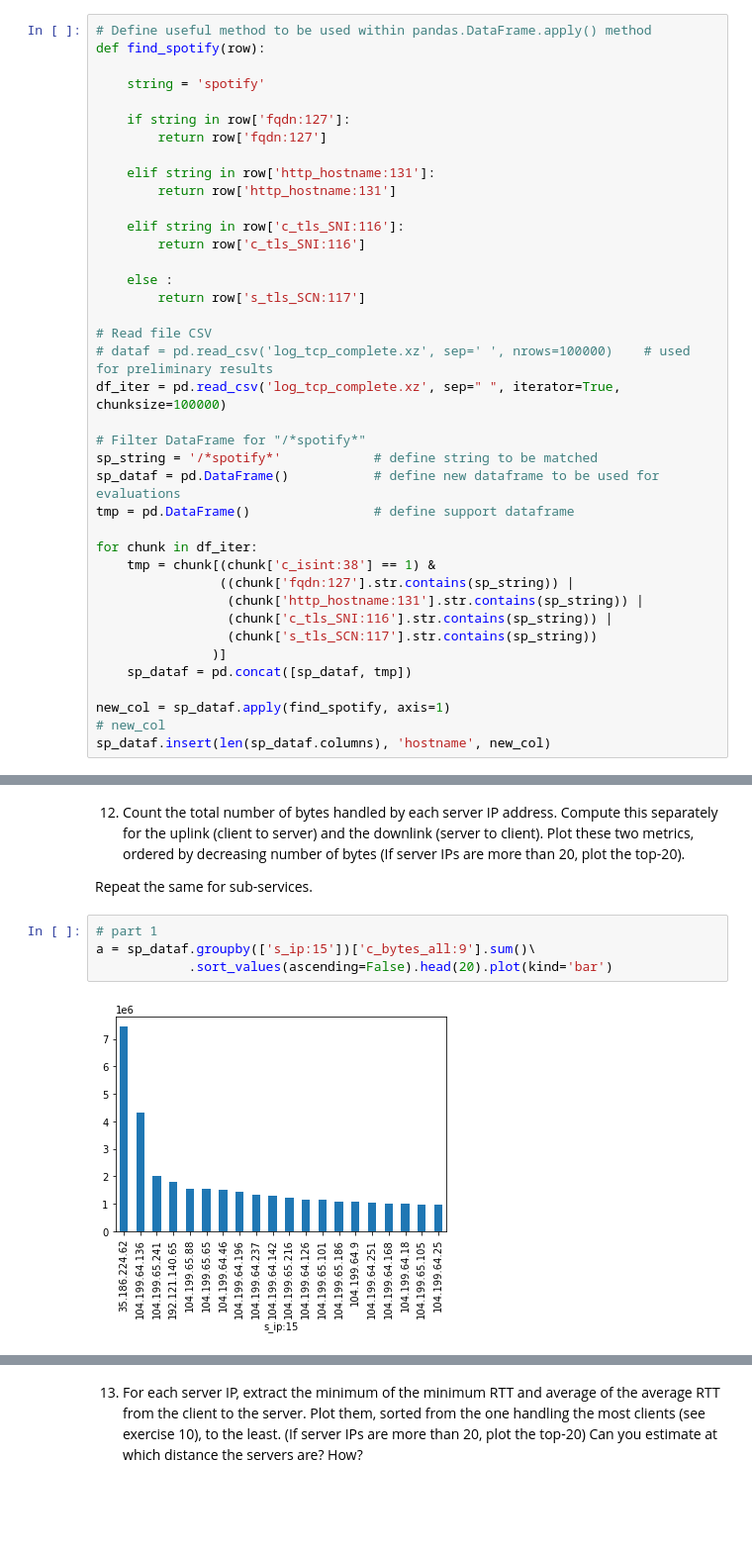
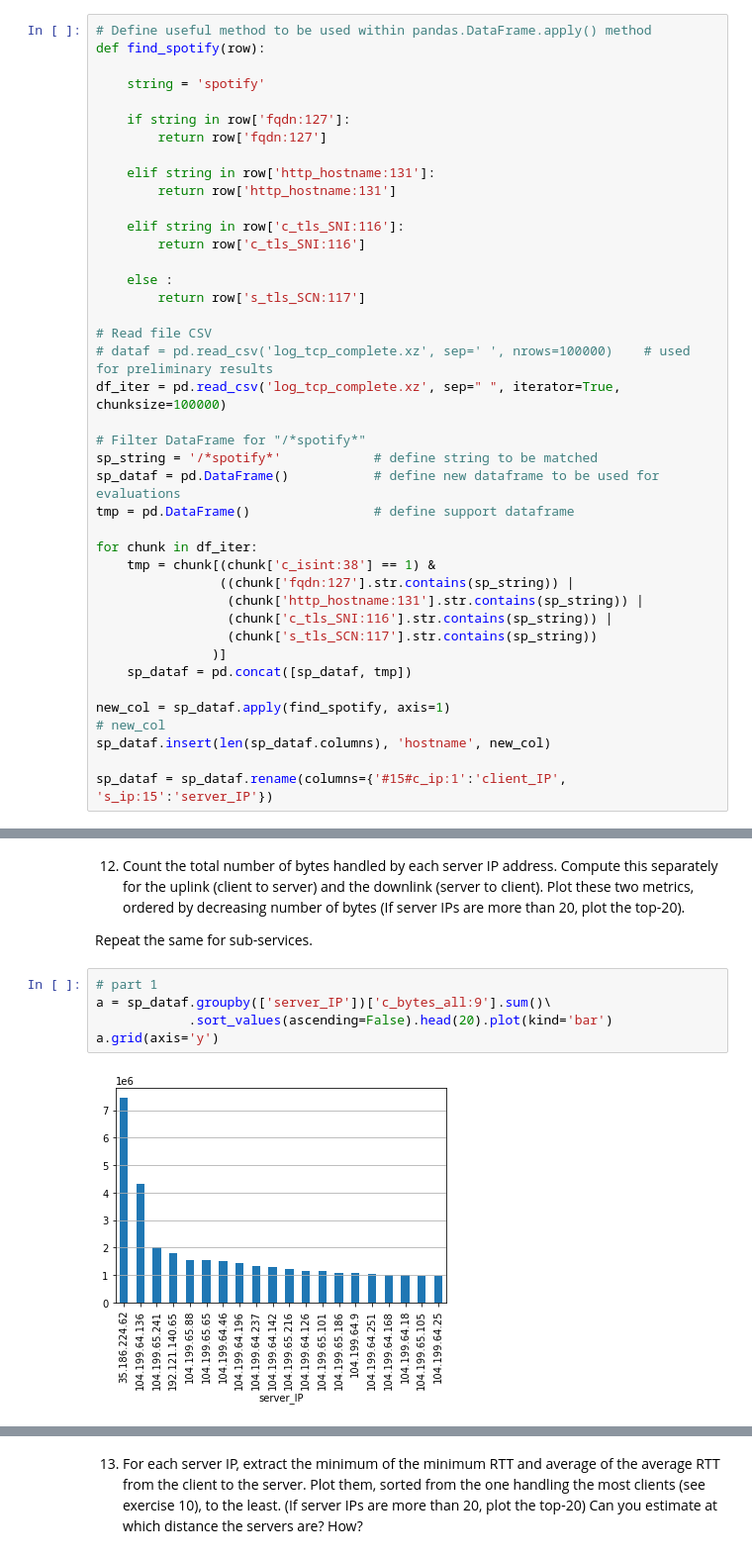
Before and after one commit to AlessioFerra/NML_Group4, a Jupyter notebook: Lab04.ipynb, the cells around one changed output, grey strips where cells are left out. Shown at 99% size. Drawn from its saved outputs; the diff is of its cells as text; blank space fills up the shorter version.

Commit message:
refined graphs

```diff
--- a/Lab04.ipynb
+++ b/Lab04.ipynb
@@ -325,6 +327,8 @@ for chunk in df_iter:
 new_col = sp_dataf.apply(find_spotify, axis=1)
 # new_col
 sp_dataf.insert(len(sp_dataf.columns), 'hostname', new_col)
+
+sp_dataf = sp_dataf.rename(columns={'#15#c_ip:1':'client_IP', 's_ip:15':'server_IP'})
 # %% [markdown]
 ### 2.1
 
@@ -545,10 +549,11 @@ number of bytes (If server IPs are more than 20, plot the top-20).
 Repeat the same for sub-services.
 # %%
 # part 1
-a = sp_dataf.groupby(['s_ip:15'])['c_bytes_all:9'].sum()\
+a = sp_dataf.groupby(['server_IP'])['c_bytes_all:9'].sum()\
             .sort_values(ascending=False).head(20).plot(kind='bar')
+a.grid(axis='y')
 # %% [output]
-[figure, old version]
+[figure, new version]
 # %%
 # part 2
 fig, ax2 = plt.subplots()
```
Also changed, not shown: parts of 13 cells of this notebook.
